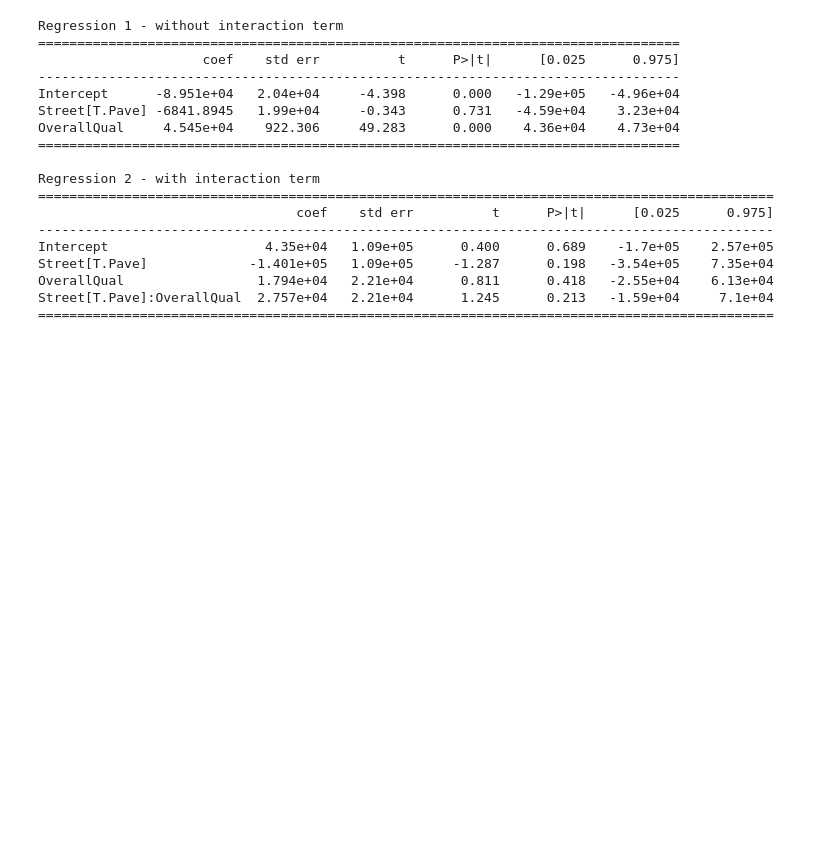
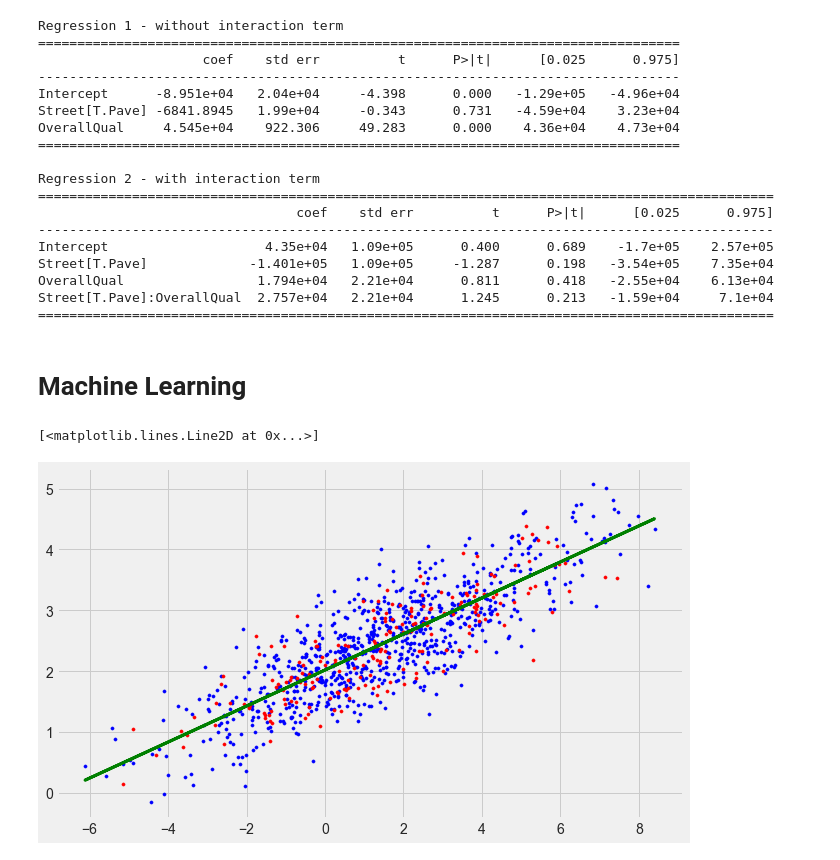
Before and after one commit to kevinkhang2909/ML-learning-journey, a Jupyter notebook: stats/linear_regression.ipynb, the cells around one changed output. Cells and saved outputs as stored; diff of their text form; code cells hidden in the pictures; blank space fills up the shorter version.

```diff
--- a/stats/linear_regression.ipynb
+++ b/stats/linear_regression.ipynb
@@ -236,3 +232,30 @@ Street[T.Pave]             -1.401e+05   1.09e+05     -1.287      0.198   -3.54e+
 OverallQual                 1.794e+04   2.21e+04      0.811      0.418   -2.55e+04    6.13e+04
 Street[T.Pave]:OverallQual  2.757e+04   2.21e+04      1.245      0.213   -1.59e+04     7.1e+04
 ==============================================================================================
+# %% [markdown]
+# Machine Learning
+# %%
+# Generate 'random' data
+N = 1000
+np.random.seed(0)
+
+X = (2.5 * np.random.randn(N) + 1.5)   # Array of N values with mean = 1.5, stddev = 2.5
+res = 0.5 * np.random.randn(N)       # Generate N residual terms
+y = 2 + 0.3 * X + res                  # Actual values of Y
+
+X = X.reshape(N, 1)
+
+# Split data and label into 2 sets: train set, test set
+X_train, X_test, y_train, y_test = train_test_split(X, y, test_size = 0.20)
+
+reg = LinearRegression().fit(X_train, y_train)
+coef = reg.coef_
+intercept = reg.intercept_
+# %%
+plt.scatter(X_train, y_train, c='b', s=10)
+plt.scatter(X_test, y_test, c='r', s=10)
+y_pred = coef[0] * X + intercept
+plt.plot(X, y_pred, c='green')
+# %% [output]
+[<matplotlib.lines.Line2D at 0x...>]
+[figure, added]
```
Also changed, not shown: parts of 8 cells of this notebook, 8 other files.
